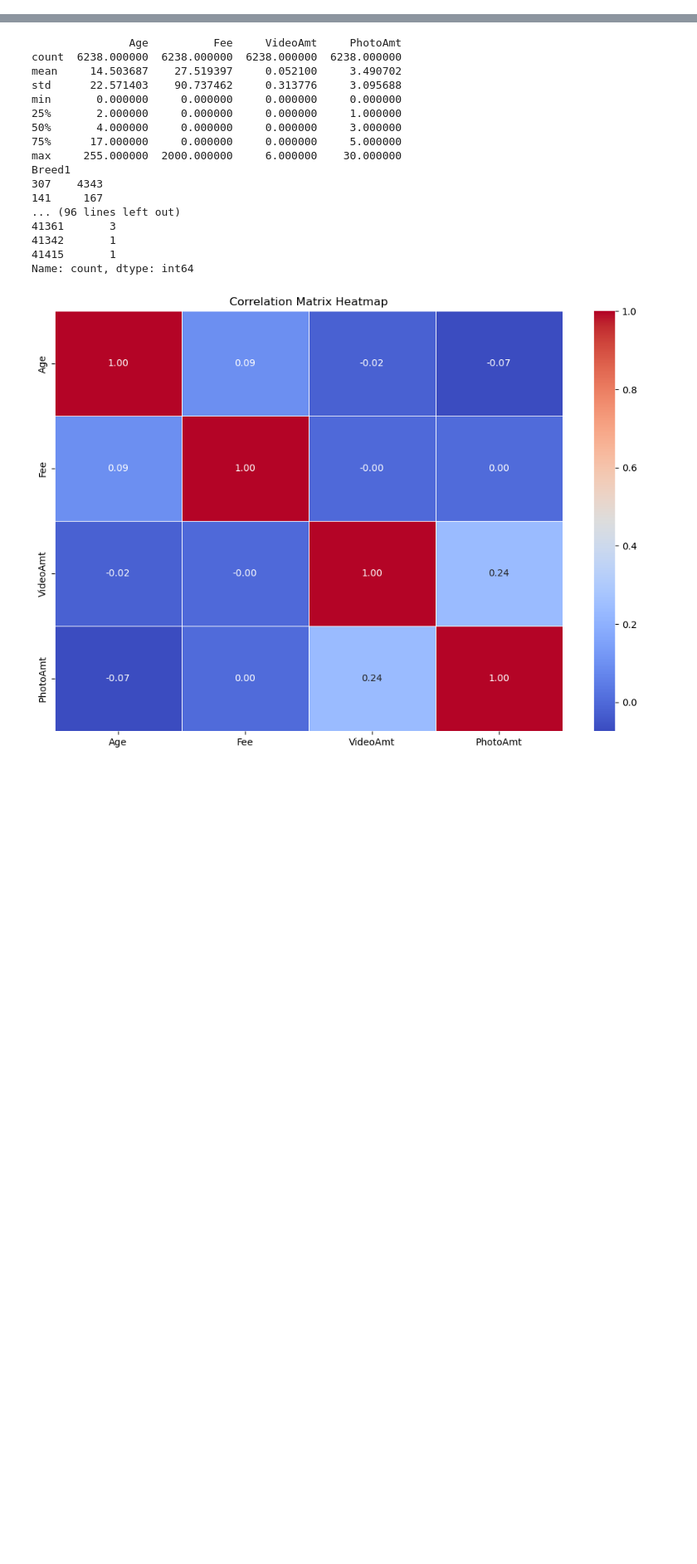
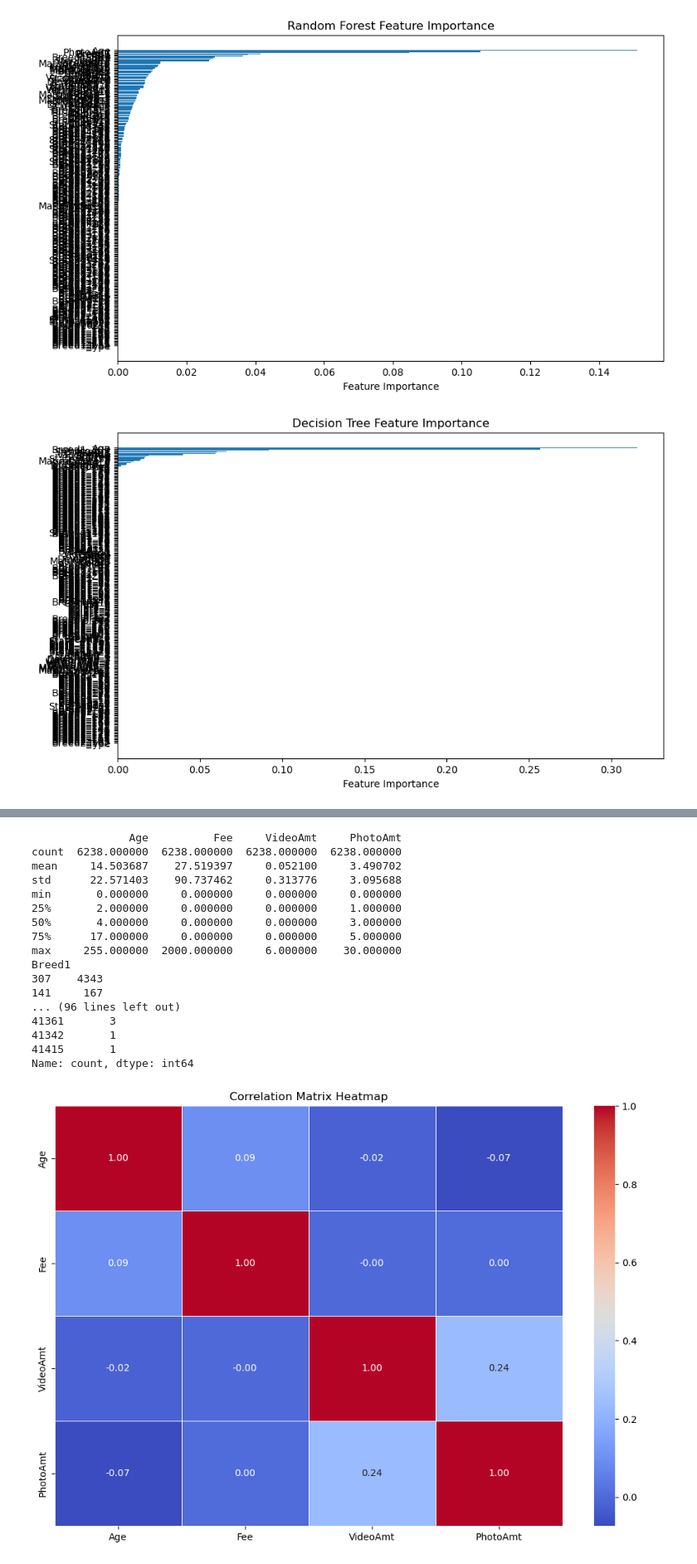
Before and after one commit to skolten27/486FinalProject, a Jupyter notebook: eda.ipynb, the cells around one changed output, grey strips where cells are left out. Shown at 83% size. Drawn from its saved outputs; the diff is of its cells as text; code cells hidden in the pictures; blank space fills up the shorter version.

```diff
--- a/eda.ipynb
+++ b/eda.ipynb
@@ -29,0 +270,56 @@ X_train, X_test, y_train, y_test = train_test_split(X_transformed, y, test_size=
+# %%
+# Feature importance from Random Forest model
+importances_rf = best_rf_model.feature_importances_
+
+# Sort the importances
+sorted_idx_rf = importances_rf.argsort()
+
+# Plot the feature importances
+import matplotlib.pyplot as plt
+plt.figure(figsize=(10, 6))
+plt.barh(X_train.columns[sorted_idx_rf], importances_rf[sorted_idx_rf])
+plt.xlabel('Feature Importance')
+plt.title('Random Forest Feature Importance')
+plt.show()
+
+# Feature importance from Decision Tree model
+importances_dt = best_dt_model.feature_importances_
+
+# Sort the importances
+sorted_idx_dt = importances_dt.argsort()
+
+# Plot the feature importances
+plt.figure(figsize=(10, 6))
+plt.barh(X_train.columns[sorted_idx_dt], importances_dt[sorted_idx_dt])
+plt.xlabel('Feature Importance')
+plt.title('Decision Tree Feature Importance')
+plt.show()
+
+# Feature importance from XGBoost model
+importances_xgb = best_xgb_model.feature_importances_
+
+# Sort the importances
+sorted_idx_xgb = importances_xgb.argsort()
+
+# Plot the feature importances
+plt.figure(figsize=(10, 6))
+plt.barh(X_train.columns[sorted_idx_xgb], importances_xgb[sorted_idx_xgb])
+plt.xlabel('Feature Importance')
+plt.title('XGBoost Feature Importance')
+plt.show()
+
+# Get the coefficients from the Logistic Regression model
+coefficients_lr = best_model.coef_[0]
+
+# Sort the coefficients
+sorted_idx_lr = coefficients_lr.argsort()
+
+# Plot the coefficients
+plt.figure(figsize=(10, 6))
+plt.barh(X_train.columns[sorted_idx_lr], coefficients_lr[sorted_idx_lr])
+plt.xlabel('Coefficient Value')
+plt.title('Logistic Regression Coefficients')
+plt.show()
+# %% [output]
+[figure, added]
+[figure, added]
```
Also changed, not shown: parts of 13 cells of this notebook.
